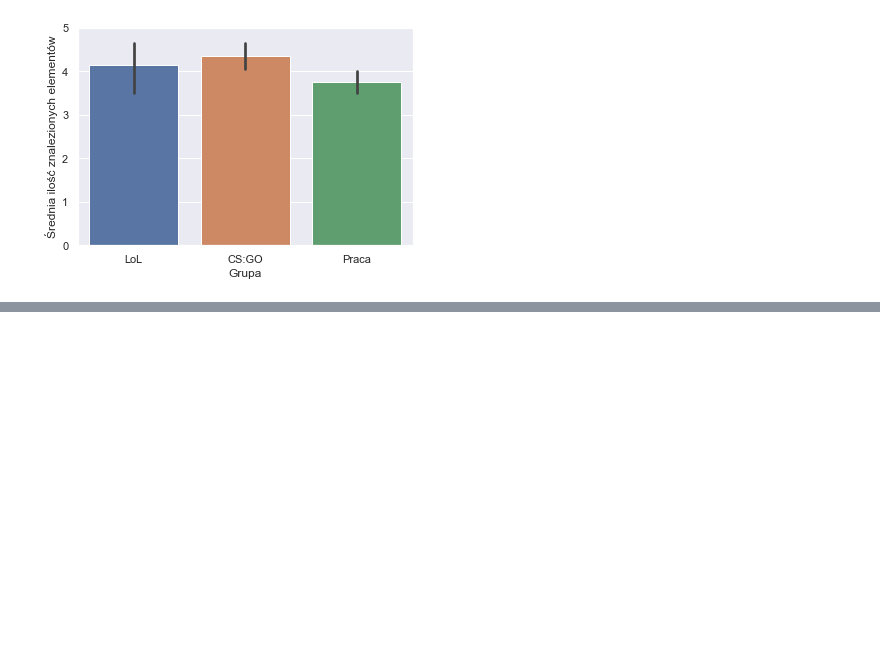
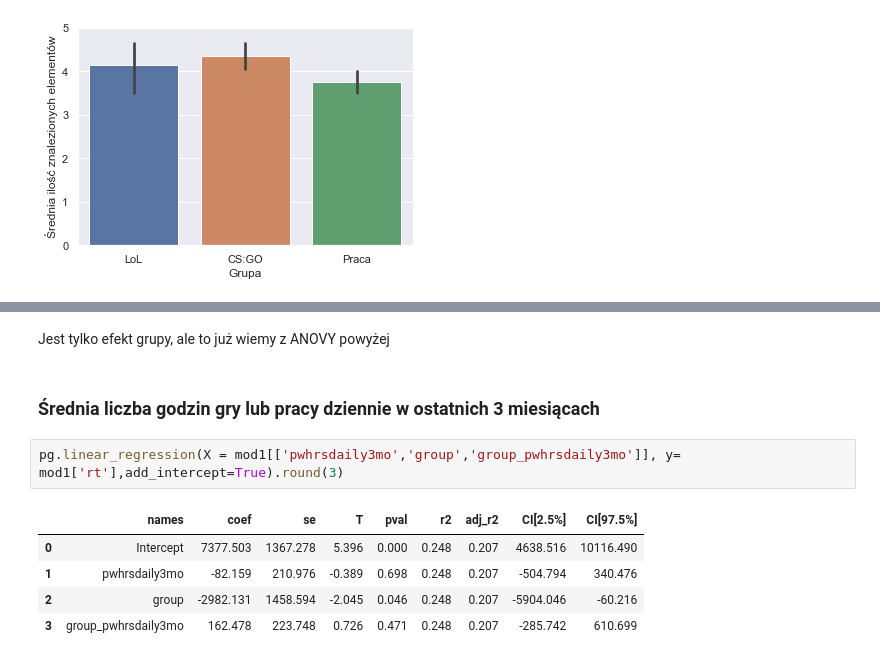
Before and after one commit to tomsitoms/Gracze_mgr, a Jupyter notebook: vsc.ipynb, the cells around one changed output, grey strips where cells are left out. Drawn from its saved outputs; the diff is of its cells as text; blank space fills up the shorter version.

```diff
--- a/vsc.ipynb
+++ b/vsc.ipynb
@@ -162,0 +184,12 @@ plt.show()
+# %% [markdown]
+Jest tylko efekt grupy, ale to już wiemy z ANOVY powyżej
+# %% [markdown]
+### Średnia liczba godzin gry lub pracy dziennie w ostatnich 3 miesiącach
+# %%
+pg.linear_regression(X = mod1[['pwhrsdaily3mo','group','group_pwhrsdaily3mo']], y= mod1['rt'],add_intercept=True).round(3)
+# %% [output]
+|  | names | coef | se | T | pval | r2 | adj_r2 | CI[2.5%] | CI[97.5%] |
+| 0 | Intercept | 7377.503 | 1367.278 | 5.396 | 0.000 | 0.248 | 0.207 | 4638.516 | 10116.490 |
+| 1 | pwhrsdaily3mo | -82.159 | 210.976 | -0.389 | 0.698 | 0.248 | 0.207 | -504.794 | 340.476 |
+| 2 | group | -2982.131 | 1458.594 | -2.045 | 0.046 | 0.248 | 0.207 | -5904.046 | -60.216 |
+| 3 | group_pwhrsdaily3mo | 162.478 | 223.748 | 0.726 | 0.471 | 0.248 | 0.207 | -285.742 | 610.699 |
```
Also changed, not shown: parts of 21 cells of this notebook.
